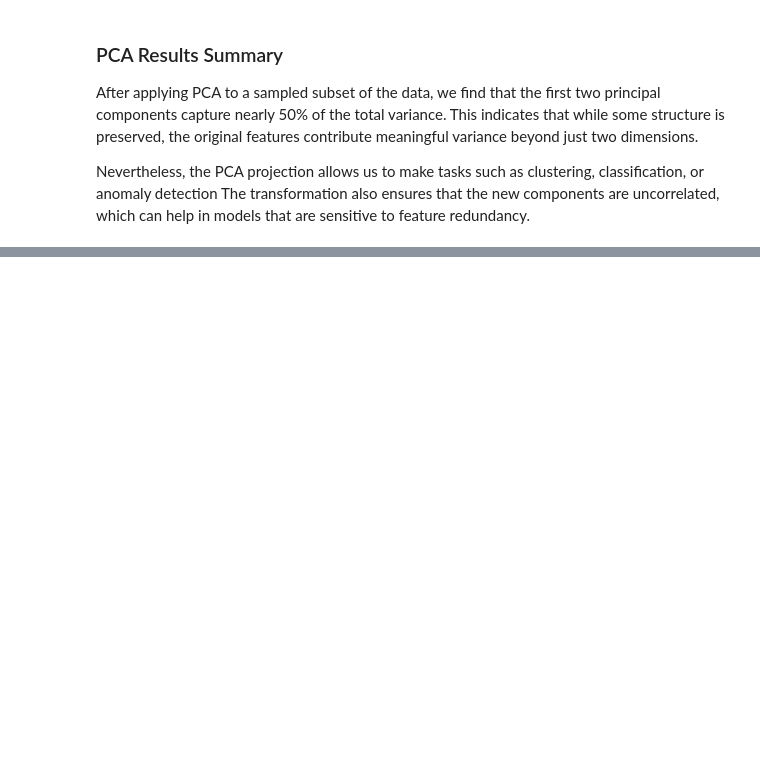
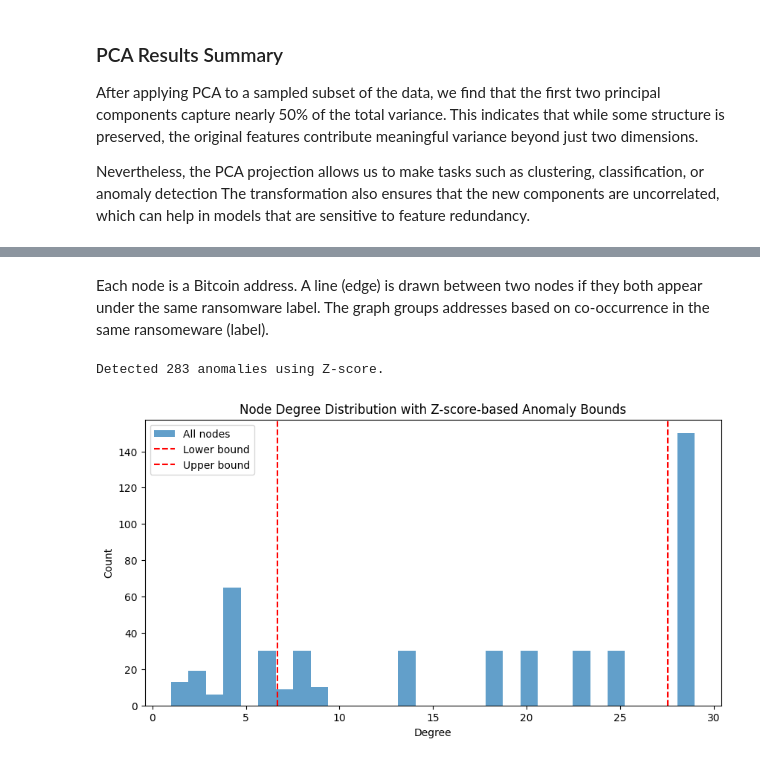
Before and after one commit to SharbelMaroun/data-science-cybersecurity, a Jupyter notebook: pipeline.ipynb, the cells around one changed output, grey strips where cells are left out. Saved outputs shown, nothing was run; the diff lists cells and outputs as text; code cells hidden in the pictures; blank space fills up the shorter version.

```diff
--- a/pipeline.ipynb
+++ b/pipeline.ipynb
@@ -683,0 +1020,40 @@ The transformation also ensures that the new components are uncorrelated, which
+# %% [markdown]
+Each node is a Bitcoin address. A line (edge) is drawn between two nodes if they both appear under the same ransomware label. The graph groups addresses based on co-occurrence in the same ransomeware (label).
+# %%
+import matplotlib.pyplot as plt
+import numpy as np
+
+# Compute node degrees
+degree_dict = dict(G_info.degree())
+sampled_df["degree"] = sampled_df["address"].map(degree_dict)
+
+# Compute mean and std
+mean = sampled_df["degree"].mean()
+std = sampled_df["degree"].std()
+
+# Flag anomalies using Z-score
+z_thresh = 1  # You can use 2 or 3 depending on desired sensitivity
+sampled_df["Graph_Anomaly"] = ((sampled_df["degree"] - mean).abs() > z_thresh * std)
+
+# Display anomalies
+graph_anomalies = sampled_df[sampled_df["Graph_Anomaly"]]
+print(f"Detected {len(graph_anomalies)} anomalies using Z-score.")
+
+# Plot
+lower = mean - z_thresh * std
+upper = mean + z_thresh * std
+
+plt.figure(figsize=(10, 5))
+plt.hist(sampled_df["degree"], bins=30, alpha=0.7, label="All nodes")
+plt.axvline(lower, color='red', linestyle='--', label='Lower bound')
+plt.axvline(upper, color='red', linestyle='--', label='Upper bound')
+plt.title("Node Degree Distribution with Z-score-based Anomaly Bounds")
+plt.xlabel("Degree")
+plt.ylabel("Count")
+plt.legend()
+plt.show()
+
+display(graph_anomalies.head())
+# %% [output]
+Detected 283 anomalies using Z-score.
+[figure, added]
```
Also changed, not shown: parts of 18 cells of this notebook.
